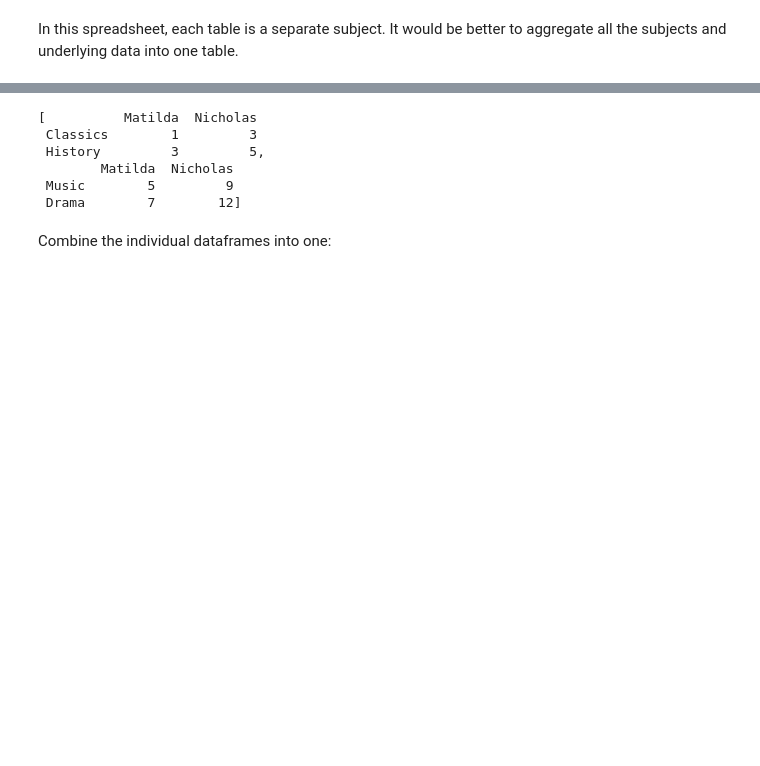
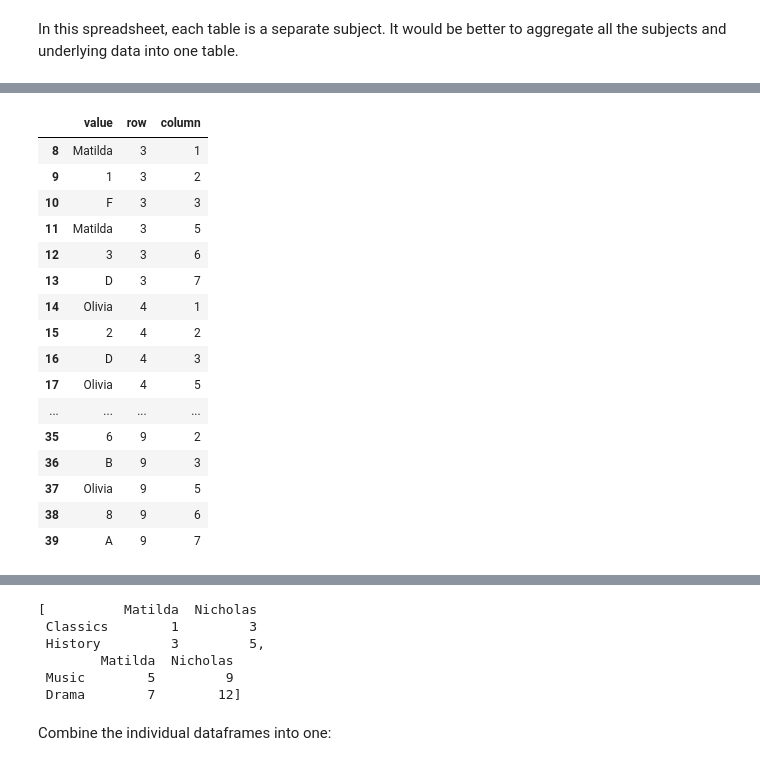
Before and after one commit to samukweku/data-wrangling-blog, a Jupyter notebook: notebooks/Small-Multiples.ipynb, the cells around one changed output, grey strips where cells are left out. Cells and saved outputs as stored; diff of their text form; code cells hidden in the pictures; blank space fills up the shorter version.

```diff
--- a/notebooks/Small-Multiples.ipynb
+++ b/notebooks/Small-Multiples.ipynb
@@ -73,0 +72,25 @@ The image below illustrates the main concepts of the above code.
+# %%
+italics = frame.font.str.get("i")
+bold = frame.font.str.get("b")
+strings = frame.data_type.eq("s")
+booleans = ~italics & ~bold
+data = frame.loc[booleans, ["value", "row", "column"]]
+data
+# %% [output]
+|  | value | row | column |
+| 8 | Matilda | 3 | 1 |
+| 9 | 1 | 3 | 2 |
+| 10 | F | 3 | 3 |
+| 11 | Matilda | 3 | 5 |
+| 12 | 3 | 3 | 6 |
+| 13 | D | 3 | 7 |
+| 14 | Olivia | 4 | 1 |
+| 15 | 2 | 4 | 2 |
+| 16 | D | 4 | 3 |
+| 17 | Olivia | 4 | 5 |
+| ... | ... | ... | ... |
+| 35 | 6 | 9 | 2 |
+| 36 | B | 9 | 3 |
+| 37 | Olivia | 9 | 5 |
+| 38 | 8 | 9 | 6 |
+| 39 | A | 9 | 7 |
```
Also changed, not shown: parts of 41 cells of this notebook, 2 other files.
